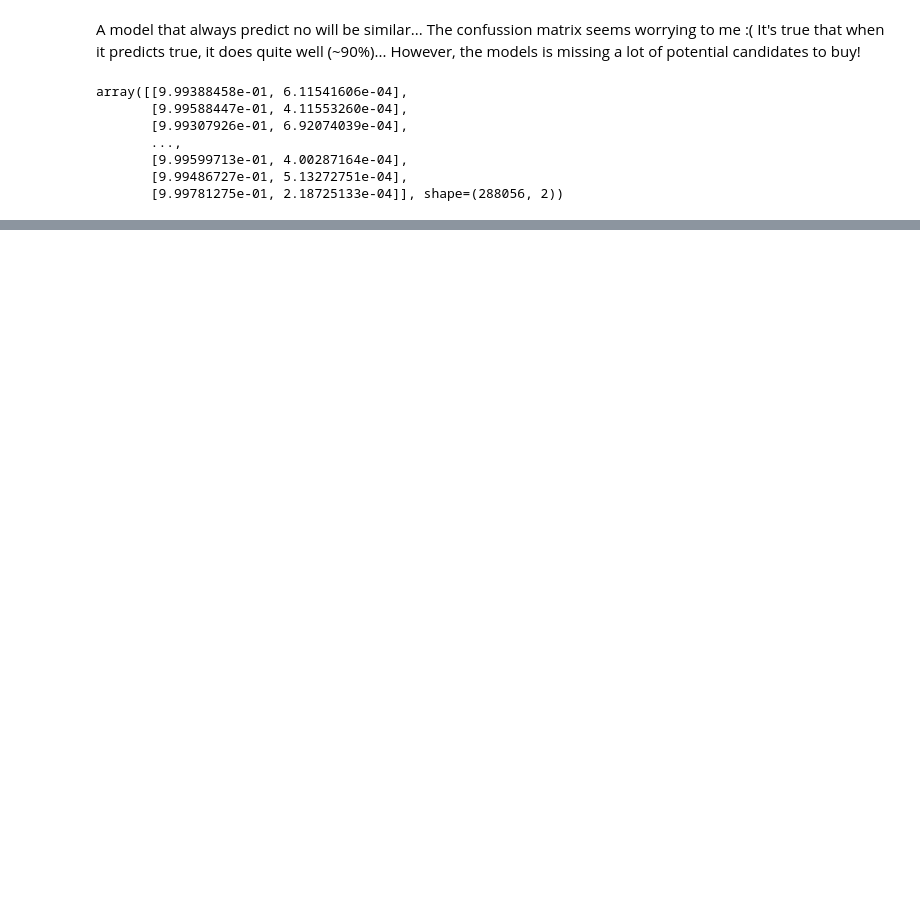
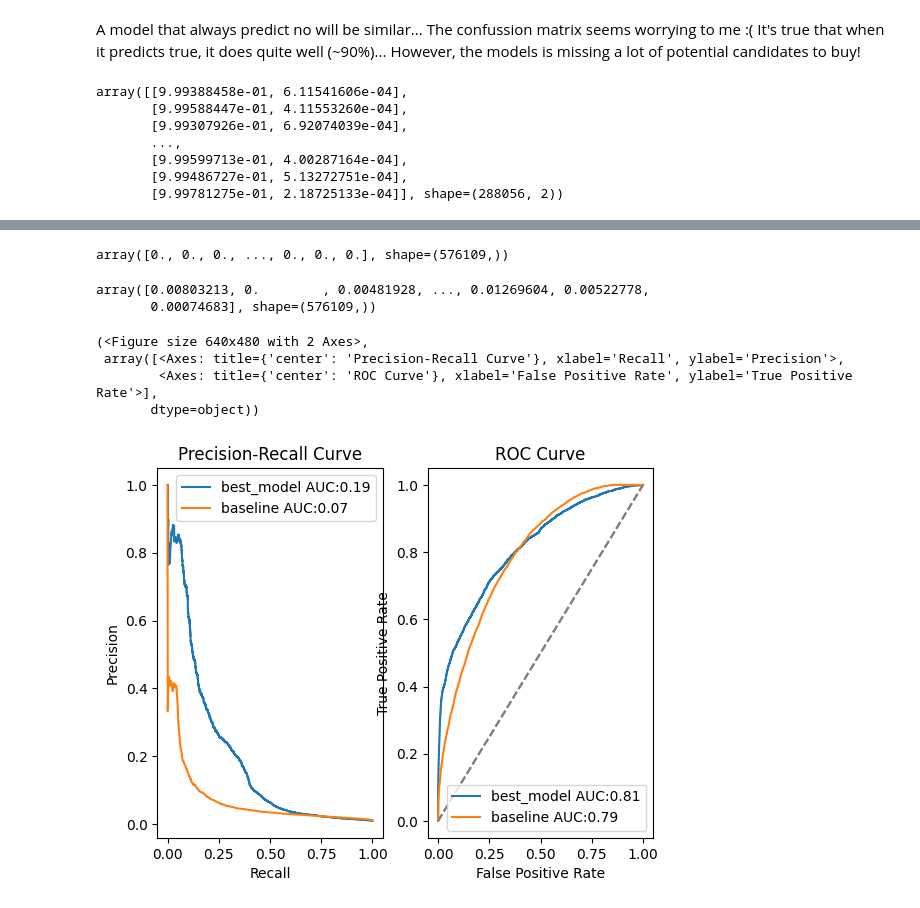
Before and after one commit to imMoya/zrive-ds, a Jupyter notebook: src/module_3/explore.ipynb, the cells around one changed output, grey strips where cells are left out. Saved outputs shown, nothing was run; the diff lists cells and outputs as text; code cells hidden in the pictures; blank space fills up the shorter version.

Commit message:
feat: update plotting function

```diff
--- a/src/module_3/explore.ipynb
+++ b/src/module_3/explore.ipynb
@@ -172,7 +174,7 @@ from sklearn.model_selection import GridSearchCV
 from sklearn.metrics import mean_squared_error
 import xgboost as xgb
 # %%
-def train_and_evaluate(X_train, X_val, X_test, y_train, y_val, y_test):
+def train(X_train, X_val, y_train, y_val):
     models = {
         #'Ridge': Ridge(),
         #'Lasso': Lasso(),
@@ -214,14 +216,9 @@ def train_and_evaluate(X_train, X_val, X_test, y_train, y_val, y_test):
             best_model = search.best_estimator_
 
     print("\nBest Model Selected:", best_model)
-
-    test_predictions = best_model.predict_proba(X_test)
-    test_score = mean_squared_error(y_test, test_predictions)
-    print(f"Test MSE: {test_score}")
-
     return best_model
 # %%
-best_model = train_and_evaluate(X_train_scaled, X_val_scaled, X_test_scaled, y_train, y_val, y_test)
+best_model = train(X_train_scaled, X_val_scaled,y_train, y_val)
 # %% [output]
 LogisticRegression: Best Params: {'model__C': 0.0001}, Validation MSE: 0.010027616301776227
 
@@ -287,0 +253,46 @@ plt.show()
+# %%
+def plot_metrics(y_test, y_test_pred, model_id: str, figure: Tuple[plt.Figure, np.array] = None) -> Tuple[plt.Figure, np.array]:
+    # Precision-Recall
+    precision, recall, _ = precision_recall_curve(y_test, y_test_pred)
+    pr_auc = auc(recall, precision)
+    # ROC Curve
+    fpr, tpr, _ = roc_curve(y_test, y_test_pred)
+    roc_auc = roc_auc_score(y_test, y_test_pred)
+    if figure is None:
+        fig, ax = plt.subplots(1, 2)
+    else:
+        fig, ax = figure
+
+    ax[0].plot(recall, precision, label=f"{model_id} AUC:{pr_auc:.2f}")
+    ax[0].set_xlabel("Recall")
+    ax[0].set_ylabel("Precision")
+    ax[0].set_title("Precision-Recall Curve")
+    ax[0].legend()
+
+
+    ax[1].plot(fpr, tpr, label=f"{model_id} AUC:{roc_auc:.2f}")
+    ax[1].plot([0, 1], [0, 1], linestyle="--", color="gray")
+    ax[1].set_xlabel("False Positive Rate")
+    ax[1].set_ylabel("True Positive Rate")
+    ax[1].set_title("ROC Curve")
+    ax[1].legend()
+
+    return fig, ax
+# %%
+y_val
+# %% [output]
+array([0., 0., 0., ..., 0., 0., 0.], shape=(576109,))
+# %%
+X_val["global_popularity"].values
+# %% [output]
+array([0.00803213, 0.        , 0.00481928, ..., 0.01269604, 0.00522778,
+       0.00074683], shape=(576109,))
+# %%
+fig, ax = plot_metrics(y_test, y_test_pred[:, 1], model_id="best_model")
+plot_metrics(y_test=y_val, y_test_pred=X_val["global_popularity"].values, model_id="baseline", figure=(fig, ax))
+# %% [output]
+(<Figure size 640x480 with 2 Axes>,
+ array([<Axes: title={'center': 'Precision-Recall Curve'}, xlabel='Recall', ylabel='Precision'>,
+        <Axes: title={'center': 'ROC Curve'}, xlabel='False Positive Rate', ylabel='True Positive Rate'>],
+       dtype=object))
+[figure, added]
```
Also changed, not shown: parts of 6 cells of this notebook, 1 other file.
